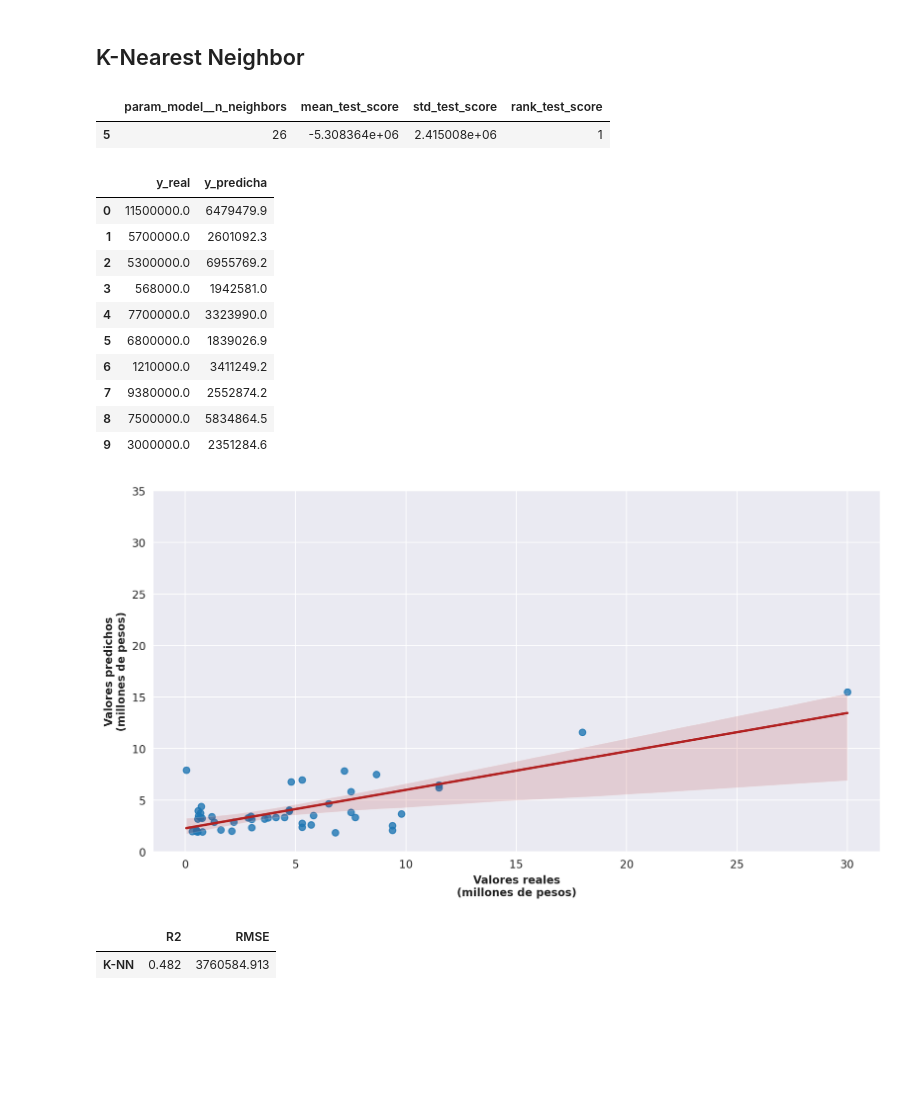
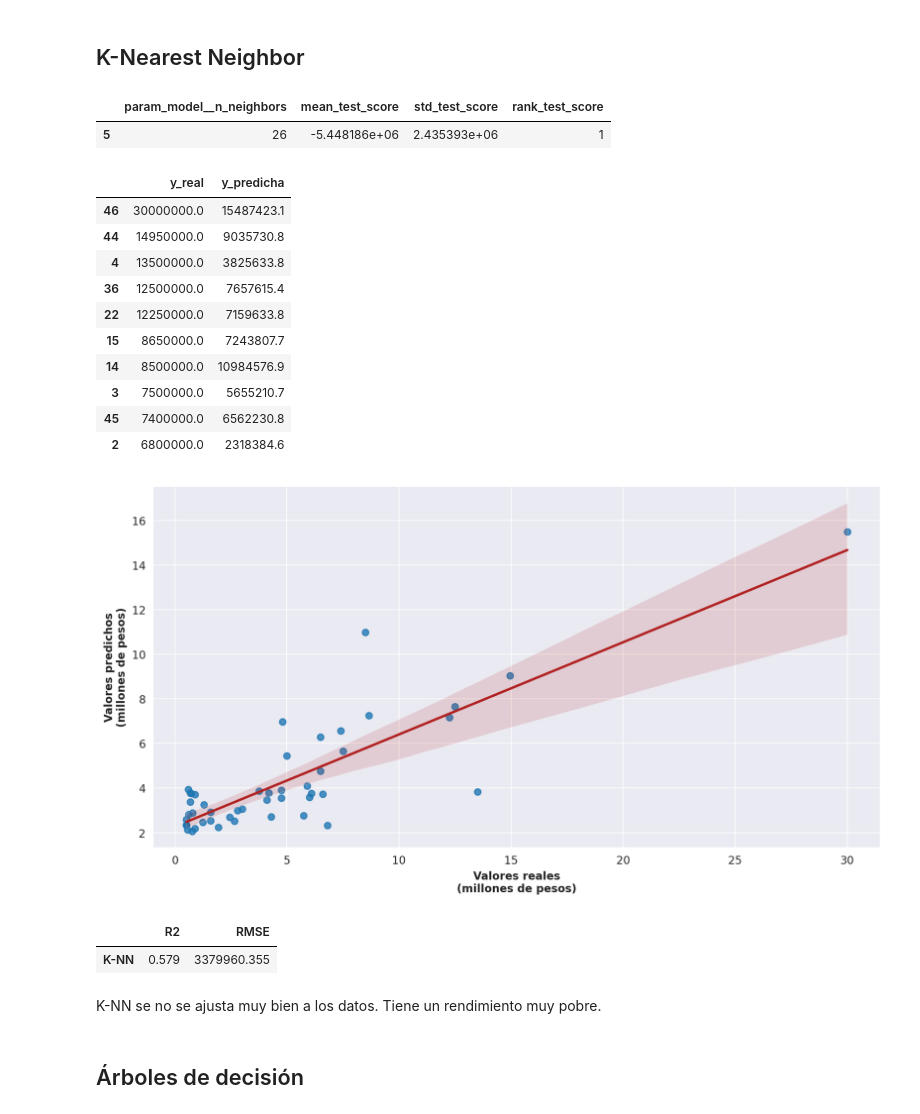
Before and after one commit to MarioRoFe/Prediccion-precios-inmobiliaria, a Jupyter notebook: notebooks/modelo.ipynb, the cells around one changed output. Drawn from its saved outputs; the diff is of its cells as text; code cells hidden in the pictures; blank space fills up the shorter version.

```diff
--- a/notebooks/modelo.ipynb
+++ b/notebooks/modelo.ipynb
@@ -350,6 +336,10 @@ data.describe()
 # representa un outlier y la propiedad corresponde a una casa
 # no terminada, por lo que no es representativo del resto de los datos
 data = data.drop(index=data.query("land_area>2000").index)
+# También se elimina la propiedad con valor de 50,000,
+# ya que es el precio de renta y no de venta
+data = data.drop(index=data.query("price<500000").index)
+data = data.reset_index(drop="first")
 # %%
 fig, ax = plt.subplots(ncols=1, nrows=2)
 sns.histplot(data=data, x=data.price/1000000,
@@ -1061,7 +1043,7 @@ resultados.loc[:, ["param_model__n_neighbors", "mean_test_score",
                    "std_test_score", "rank_test_score"]].head(1)
 # %% [output]
 |  | param_model__n_neighbors | mean_test_score | std_test_score | rank_test_score |
-| 5 | 26 | -5.308364e+06 | 2.415008e+06 | 1 |
+| 5 | 26 | -5.448186e+06 | 2.435393e+06 | 1 |
 # %%
 knn_model = knn_grid.best_estimator_
 knn_predict = knn_model.predict(X_test)
@@ -1069,34 +1051,34 @@ knn_model_predictions = pd.DataFrame({
     "y_real": y_test.flatten().round(1),
     "y_predicha": knn_predict.flatten().round(1)
 })
-knn_model_predictions.head(10)
+knn_model_predictions.sort_values(by="y_real", ascending=False).head(10)
 # %% [output]
 |  | y_real | y_predicha |
-| 0 | 11500000.0 | 6479479.9 |
-| 1 | 5700000.0 | 2601092.3 |
-| 2 | 5300000.0 | 6955769.2 |
-| 3 | 568000.0 | 1942581.0 |
-| 4 | 7700000.0 | 3323990.0 |
-| 5 | 6800000.0 | 1839026.9 |
-| 6 | 1210000.0 | 3411249.2 |
-| 7 | 9380000.0 | 2552874.2 |
-| 8 | 7500000.0 | 5834864.5 |
-| 9 | 3000000.0 | 2351284.6 |
+| 46 | 30000000.0 | 15487423.1 |
+| 44 | 14950000.0 | 9035730.8 |
+| 4 | 13500000.0 | 3825633.8 |
+| 36 | 12500000.0 | 7657615.4 |
+| 22 | 12250000.0 | 7159633.8 |
+| 15 | 8650000.0 | 7243807.7 |
+| 14 | 8500000.0 | 10984576.9 |
+| 3 | 7500000.0 | 5655210.7 |
+| 45 | 7400000.0 | 6562230.8 |
+| 2 | 6800000.0 | 2318384.6 |
 # %%
 # Se muestra la relación entre los valores predichos y los valores reales
 ax = sns.regplot(data=knn_model_predictions,
             x=knn_model_predictions.y_real/1000000,
             y=knn_model_predictions.y_predicha/1000000,
             line_kws={"color": "firebrick"})
 ax.set_ylabel("Valores predichos\n(millones de pesos)",
               weight="bold")
 ax.set_xlabel("Valores reales\n(millones de pesos)",
               weight="bold")
-ax.set_ylim(0, 35)
+
 
 plt.show()
 # %% [output]
-[figure, old version]
+[figure, new version]
 # %%
 knn_metrics = pd.DataFrame({"R2": r2_score(y_true=y_test, y_pred=knn_predict).round(3),
               "RMSE": mean_squared_error(y_true=y_test,
@@ -1107,4 +1089,8 @@ knn_metrics = pd.DataFrame({"R2": r2_score(y_true=y_test, y_pred=knn_predict).ro
 knn_metrics
 # %% [output]
 |  | R2 | RMSE |
-| K-NN | 0.482 | 3760584.913 |
+| K-NN | 0.579 | 3379960.355 |
+# %% [markdown]
+K-NN se no se ajusta muy bien a los datos. Tiene un rendimiento muy pobre.
+# %% [markdown]
+## Árboles de decisión
```
Also changed, not shown: parts of 36 cells of this notebook.
